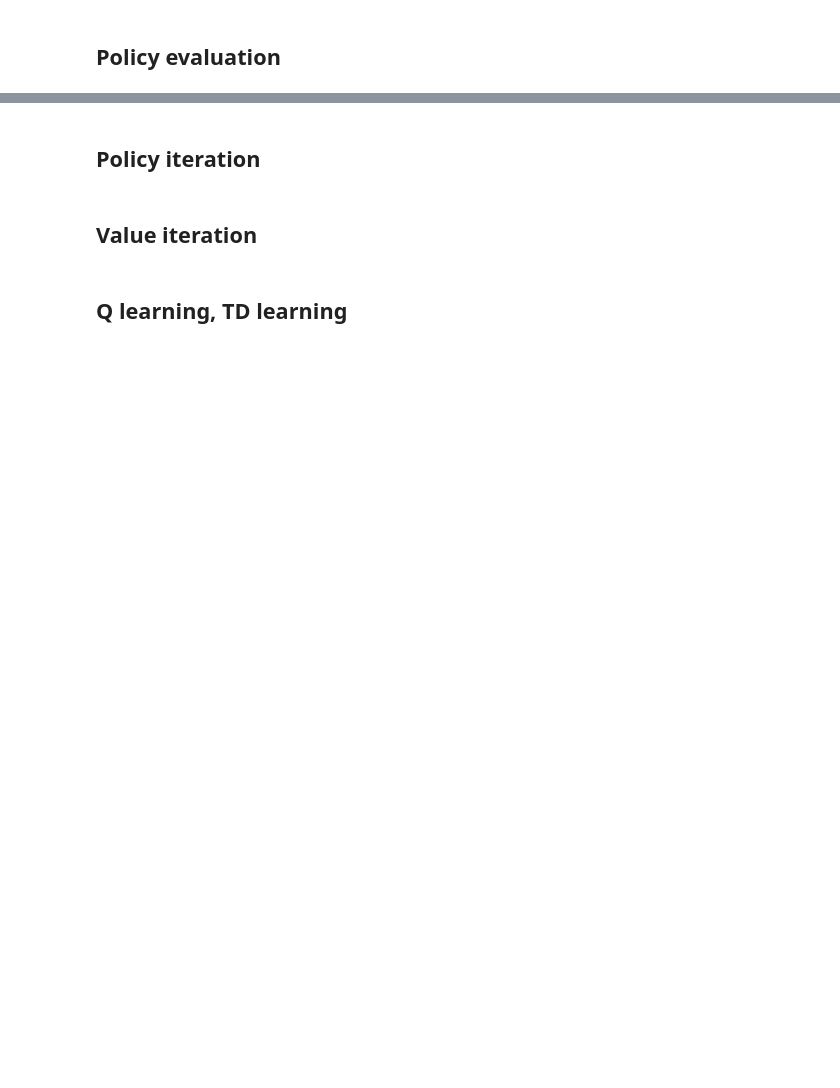
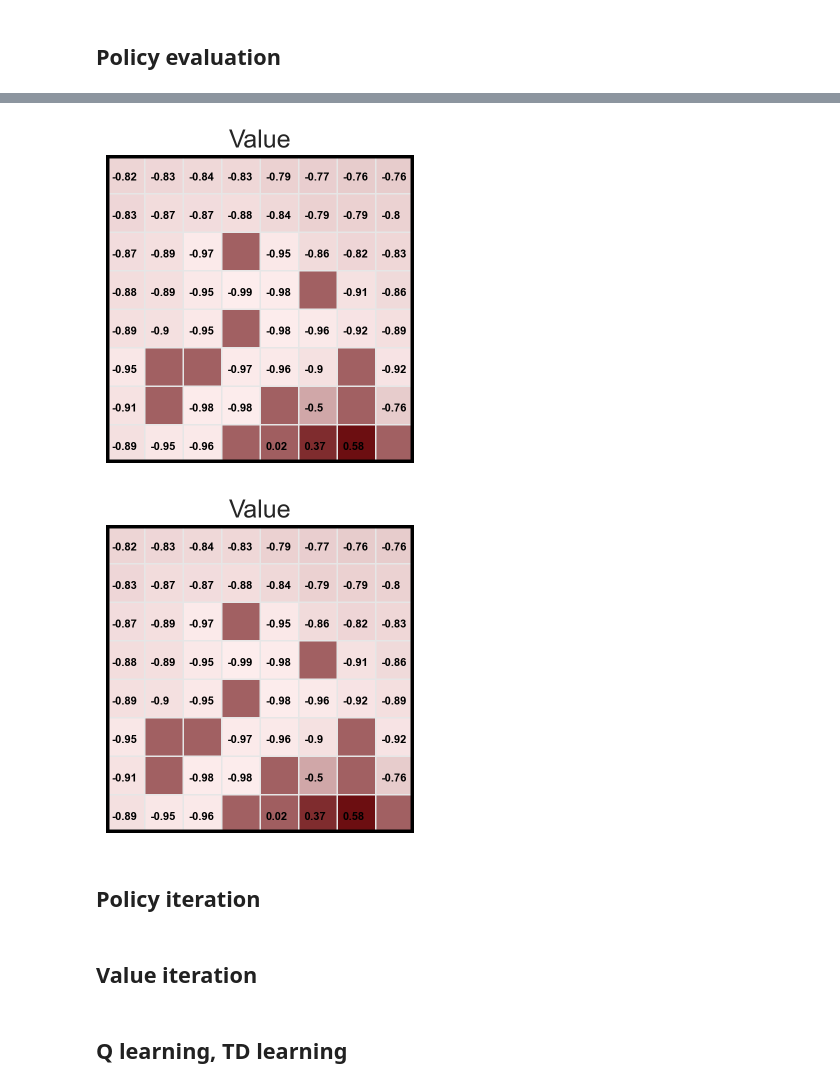
Before and after one commit to fangzefunny/rl-tutorial, a Jupyter notebook: easy.ipynb, the cells around one changed output, grey strips where cells are left out. Saved outputs shown, nothing was run; the diff lists cells and outputs as text; code cells hidden in the pictures; blank space fills up the shorter version.

```diff
--- a/easy.ipynb
+++ b/easy.ipynb
@@ -60,40 +102,44 @@ pi_rand
 def policy_eval(pi, env, theta=1e-4, gamma=.99):
 
     # initialize V(s), arbitrarily except V(terminal)=0
-    ##################################
-    #         Your Answer            #
-    ##################################
+    V = rng.randn(64,)
+
     # except v(terminal) = 0
     for s in env.s_termination:
-        pass
-        ##################################
-        #         Your Answer            #
-        ##################################
+        V[s] = 0
 
     # loop until convergence
     while True:
         delta = 0
-        for s in env.S:
+        for s in env.S: # loop all states
             if s not in env.s_termination:
                 v_old = V[s].copy()
                 v_new = 0
-                for a in env.A:
-                    p = env.p_s_next(s, a)
+                for a in env.A: # loop action
+                    p = env.p_s_next(s, a) # obtain transition
                     for s_next in env.S:
-                        ##################################
-                        #         Your Answer            #
-                        ##################################
-                       pass
+                        r, done = env.r(s_next)
+                        v_new = v_new + pi[s,a]*p[s_next]*(r+(1-done)*gamma*V[s_next])
                 V[s] = v_new
-                # check convergence
-                ##################################
-                #         Your Answer            #
-                ##################################
 
+                delta = np.max([delta, np.abs(v_old-v_new)])
+
+        fig, ax = plt.subplots(1, 1, figsize=(4, 4))
+        clear_output(True)
+        env.show_v(ax, V)
+        time.sleep(1)
+        plt.show()
+
+        # check convergence
         if delta < theta:
             break
 
     return V
+# %%
+V = policy_eval(pi_rand, env)
+# %% [output]
+[figure, added]
+[figure, added]
 # %%
 def policy_improve(pi, V, env, theta=1e-4, gamma=.99):
     pi_old = pi.copy()
```
Also changed, not shown: parts of 8 cells of this notebook.
